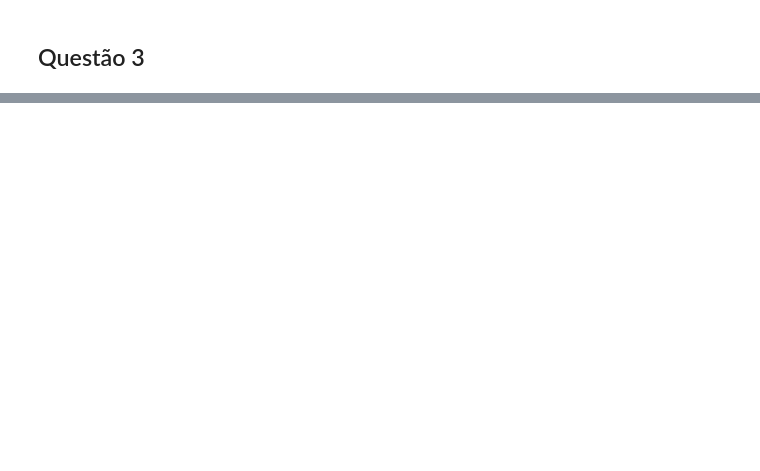
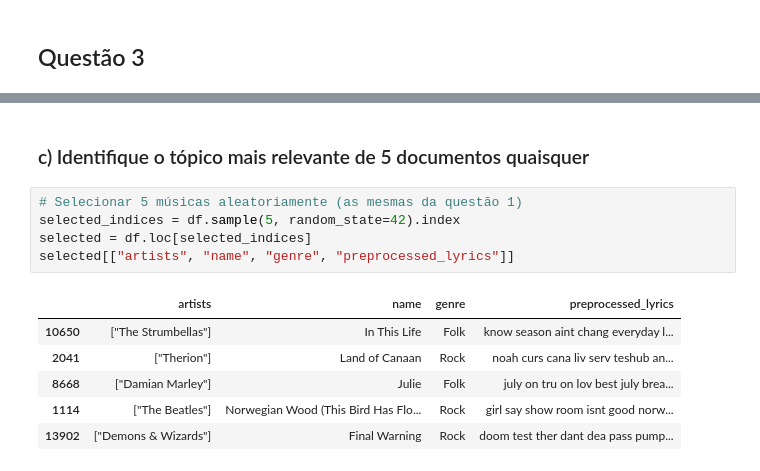
Before and after one commit to Arthurpmrs/nlp-numerical-methods, a Jupyter notebook: nlp/09_lista2_v2.ipynb, the cells around one changed output, grey strips where cells are left out. Cells and saved outputs as stored; diff of their text form; blank space fills up the shorter version.

```diff
--- a/nlp/09_lista2_v2.ipynb
+++ b/nlp/09_lista2_v2.ipynb
@@ -697,0 +1006,14 @@ results_df
+# %% [markdown]
+### c) Identifique o tópico mais relevante de 5 documentos quaisquer
+# %%
+# Selecionar 5 músicas aleatoriamente (as mesmas da questão 1)
+selected_indices = df.sample(5, random_state=42).index
+selected = df.loc[selected_indices]
+selected[["artists", "name", "genre", "preprocessed_lyrics"]]
+# %% [output]
+|  | artists | name | genre | preprocessed_lyrics |
+| 10650 | ["The Strumbellas"] | In This Life | Folk | know season aint chang everyday l... |
+| 2041 | ["Therion"] | Land of Canaan | Rock | noah curs cana liv serv teshub an... |
+| 8668 | ["Damian Marley"] | Julie | Folk | july on tru on lov best july brea... |
+| 1114 | ["The Beatles"] | Norwegian Wood (This Bird Has Flo... | Rock | girl say show room isnt good norw... |
+| 13902 | ["Demons & Wizards"] | Final Warning | Rock | doom test ther dant dea pass pump... |
```
Also changed, not shown: parts of 25 cells of this notebook.
